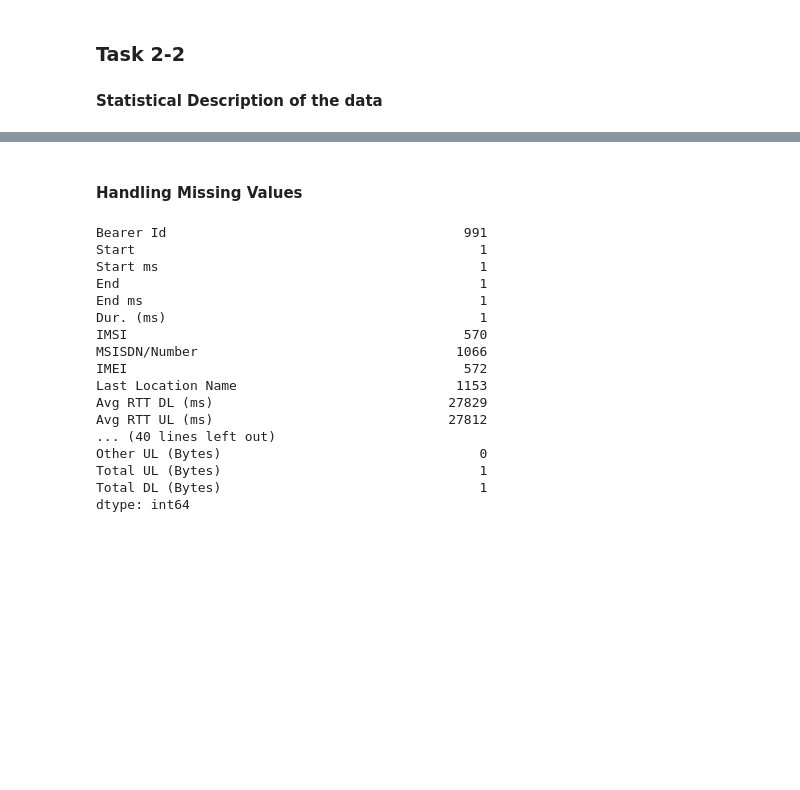
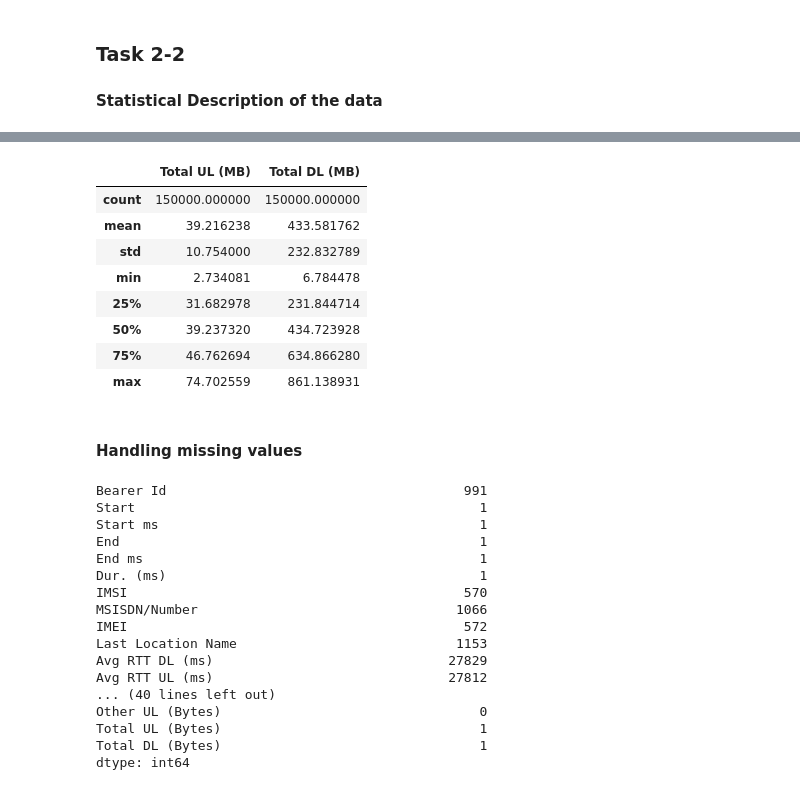
Before and after one commit to Roseco-crs/10Academy_week_1_Telecom_Industry, a Jupyter notebook: code/extract_data.ipynb, the cells around one changed output, grey strips where cells are left out. Cells and saved outputs as stored; diff of their text form; code cells hidden in the pictures; blank space fills up the shorter version.

```diff
--- a/code/extract_data.ipynb
+++ b/code/extract_data.ipynb
@@ -144,5 +181,19 @@ df.describe()
+# %%
+df[['Total UL (MB)', 'Total DL (MB)']] = df[['Total UL (Bytes)', 'Total DL (Bytes)']] / 1024 / 1024
+
+df[['Total UL (MB)', 'Total DL (MB)']].describe()
+# %% [output]
+|  | Total UL (MB) | Total DL (MB) |
+| count | 150000.000000 | 150000.000000 |
+| mean | 39.216238 | 433.581762 |
+| std | 10.754000 | 232.832789 |
+| min | 2.734081 | 6.784478 |
+| 25% | 31.682978 | 231.844714 |
+| 50% | 39.237320 | 434.723928 |
+| 75% | 46.762694 | 634.866280 |
+| max | 74.702559 | 861.138931 |
 # %% [markdown]
-#### Handling Missing Values
+#### Handling missing values
 # %%
 df.isnull().sum()
 # %% [output]
```
Also changed, not shown: parts of 7 cells of this notebook.
